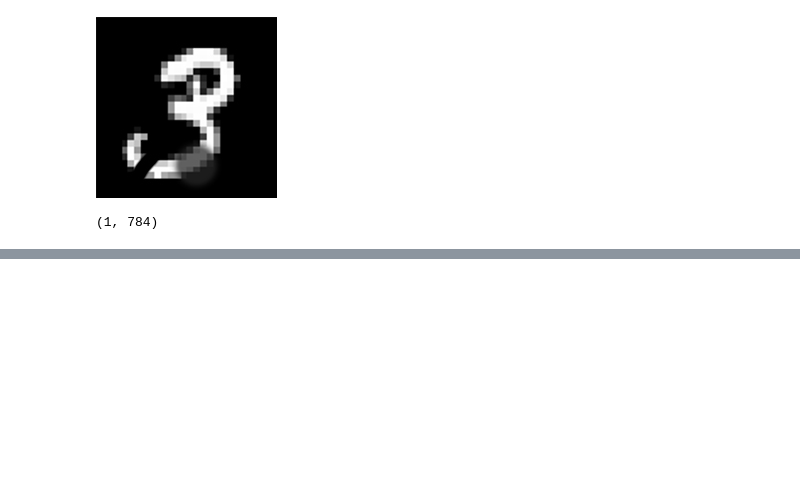
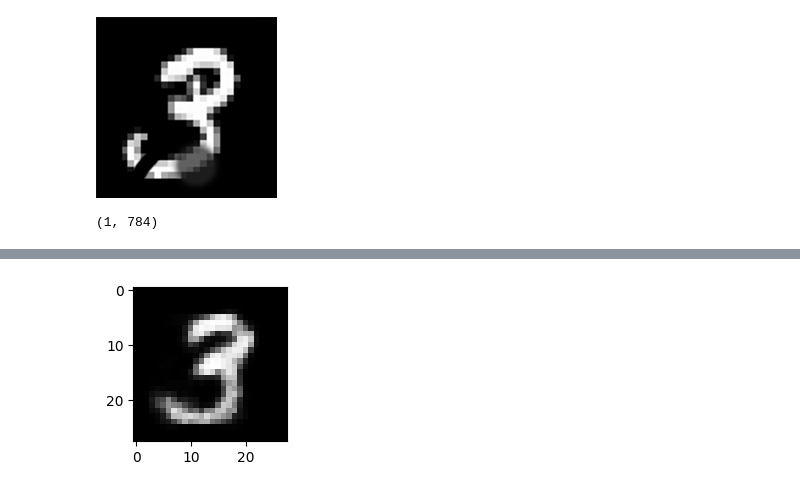
Before and after one commit to Xzanam/restricted-boltzmann-machine, a Jupyter notebook: boltzmann.ipynb, the cells around one changed output, grey strips where cells are left out. Drawn from its saved outputs; the diff is of its cells as text; code cells hidden in the pictures; blank space fills up the shorter version.

```diff
--- a/boltzmann.ipynb
+++ b/boltzmann.ipynb
@@ -241,3 +251,0 @@ train_ds = \
-# %%
-h1_prob = tf.nn.sigmoid(tf.matmul([v1_state], W) + hb)
-h1_state = tf.nn.relu(tf.sign(h1_prob - tf.random.uniform(tf.shape(h1_prob)))) #s
@@ -255,6 +259,8 @@ class RBM:
         self.hb = tf.Variable(tf.zeros([n_hidden]), tf.float32)
         self.vb = tf.Variable(tf.zeros([n_visible]), tf.float32)
         self.W = tf.Variable(tf.zeros([n_visible, n_hidden]), tf.float32)
+        self.errors = []
+        self.weights = []
 
     def hidden_layer(self, v_state):
         h_prob = tf.nn.sigmoid(tf.matmul([v_state], self.W) + self.hb)
@@ -265,6 +271,10 @@ class RBM:
         v_prob = tf.nn.sigmoid(tf.matmul(h_state, tf.transpose(self.W)) + self.vb)
         v_state = tf.nn.relu(tf.sign(v_prob - tf.random.uniform(tf.shape(v_prob))))
         return v_state[0]
+
+    def predict_reconstruct(self, h_state):
+        v_prob = tf.nn.sigmoid(tf.matmul(h_state, tf.transpose(self.W)) + self.vb)
+        return v_prob
 
     def error(self, v0_state, v1_state):
         return tf.reduce_mean(tf.square(v0_state - v1_state))
@@ -307,7 +317,7 @@ class RBM:
         np.savez(filepath, **variables)
 
     def plot_error():
-        plt.plot(errors)
+        plt.plot(self.errors)
         plt.xlabel("Batch Number")
         plt.ylabel("Error")
         plt.show()
@@ -320,6 +330,15 @@ class RBM:
         model.vb.assign(data['vb'])
         model.hb.assign(data['hb'])
         return model
+    def predict(self, input_data):
+        reconstructed_data = []
+        for sample in input_data:
+            v0_state = sample
+            h0_state = self.hidden_layer(v0_state)
+            v1_state = self.predict_reconstruct(h0_state)
+            v0_state = v1_state
+            reconstructed_data.append(v1_state.numpy())
+        return np.array(reconstructed_data)
 # %%
 train_ds = \
     tf.data.Dataset.from_tensor_slices((train_X, train_y)).batch(200).prefetch(tf.data.experimental.AUTOTUNE)
@@ -484,0 +423,7 @@ activated nodes in hidden layer: tf.Tensor(
+# %%
+img = Image.fromarray(tile_raster_images(X=vv1_p[0].numpy().reshape(1,-1), img_shape=(28, 28),tile_shape=(1, 1), tile_spacing=(1, 1)))
+plt.rcParams['figure.figsize'] = (2.0, 2.0)
+imgplot = plt.imshow(img)
+imgplot.set_cmap('gray')
+# %% [output]
+[figure, added]
```
Also changed, not shown: parts of 28 cells of this notebook, 2 other files.
